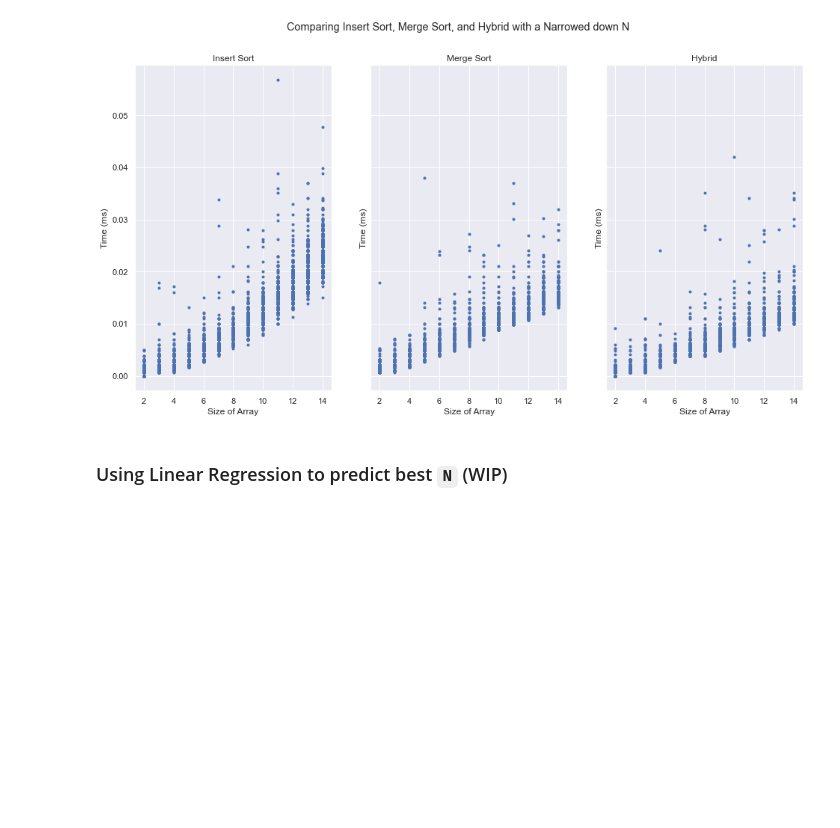
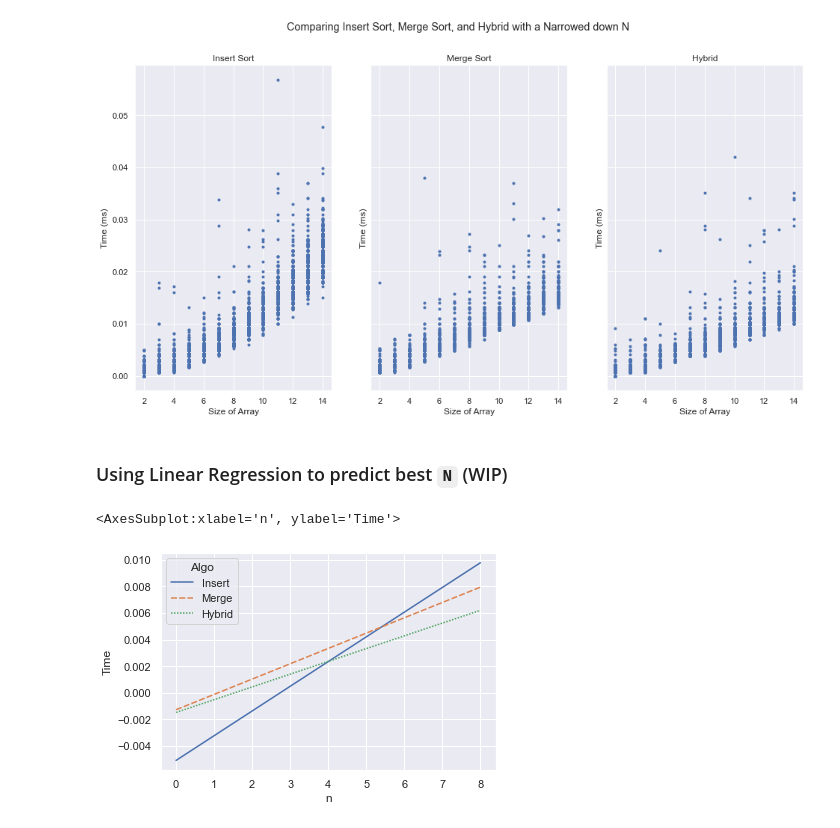
Before and after one commit to TsienJin/SC2001-Group-Projects, a Jupyter notebook: Proj1/Findings.ipynb, the cells around one changed output. Saved outputs shown, nothing was run; the diff lists cells and outputs as text; code cells hidden in the pictures; blank space fills up the shorter version.

```diff
--- a/Proj1/Findings.ipynb
+++ b/Proj1/Findings.ipynb
@@ -325,24 +325,28 @@ Text(0.5, 1.0, 'Hybrid')
 # %% [markdown]
 ### Using Linear Regression to predict best `N` (WIP)
 # %%
-# n_Reshaped = dataInsertNarrowN['n'].to_numpy().reshape((-1,1))
+n_Reshaped = dataInsertNarrowN['n'].to_numpy().reshape((-1,1))
 
-# insert_Model = LinearRegression().fit(n_Reshaped, dataInsertNarrowN['algo'])
-# merge_Model = LinearRegression().fit(n_Reshaped, dataMergeNarrowN['algo'])
-# hybrid_Model = LinearRegression().fit(n_Reshaped, dataHybridNarrowN['algo'])
+insert_Model = LinearRegression().fit(n_Reshaped, dataInsertNarrowN['time'])
+merge_Model = LinearRegression().fit(n_Reshaped, dataMergeNarrowN['time'])
+hybrid_Model = LinearRegression().fit(n_Reshaped, dataHybridNarrowN['time'])
 
-# rangeOfX = np.arange(9).reshape((-1,1))
-# predInsert = insertModel.predict(rangeOfX)
-# predMerge = mergeModel.predict(rangeOfX)
+range_Of_X = np.arange(9).reshape((-1,1))
+insertPredict = insert_Model.predict(range_Of_X)
+mergePredict = merge_Model.predict(range_Of_X)
+hybridPredict = hybrid_Model.predict(range_Of_X)
 
-# predColumns = ['n','Algo','time']
+prediction_Columns = ['n','Algo','Time']
 
-# predData = ({
-#     'n': [x for x in range(len(predInsert))]+[x for x in range(len(predMerge))],
-#     'Algo': ['Insert' for x in range(len(predInsert))]+['Merge' for x in range(len(predMerge))],
-#     'time': np.concatenate([predInsert, predMerge])
-# })
+prediction_Data = ({
+    'n': [x for x in range(len(insertPredict))]+[x for x in range(len(mergePredict))]+[x for x in range(len(hybridPredict))],
+    'Algo': ['Insert' for x in range(len(insertPredict))]+['Merge' for x in range(len(mergePredict))]+['Hybrid' for x in range(len(hybridPredict))],
+    'Time': np.concatenate([insertPredict, mergePredict, hybridPredict])
+})
 
-# predDataDF = pd.DataFrame.from_dict(predData)
+prediction_Data_DF = pd.DataFrame.from_dict(prediction_Data)
 
-# sns.lineplot(data=predDataDF, x='n', y='time', hue='Algo', style='Algo')
+sns.lineplot(data=prediction_Data_DF, x='n', y='Time', hue='Algo', style='Algo')
+# %% [output]
+<AxesSubplot:xlabel='n', ylabel='Time'>
+[figure, added]
```
Also changed, not shown: parts of 2 cells of this notebook.
